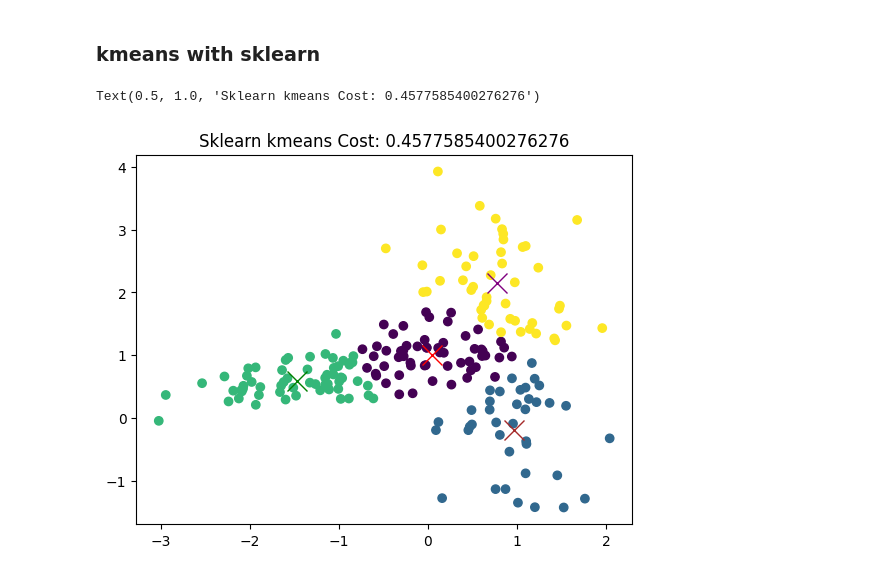
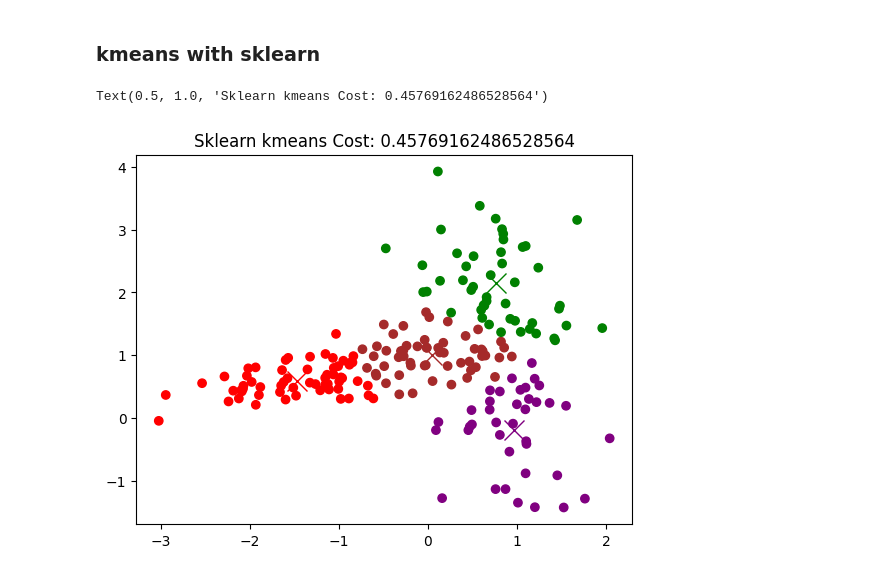
Before and after one commit to deructu/Amazinum-Data-Camp-Homeworks-by-Dmytro-Lutsyk, a Jupyter notebook: lesson_9_clustering_part_1/lesson_9_clustering_part_1_hometask.ipynb, the cells around one changed output. Drawn from its saved outputs; the diff is of its cells as text; code cells hidden in the pictures.

Commit message:
apdate visualisation

```diff
--- a/lesson_9_clustering_part_1/lesson_9_clustering_part_1_hometask.ipynb
+++ b/lesson_9_clustering_part_1/lesson_9_clustering_part_1_hometask.ipynb
@@ -262,19 +270,21 @@ Text(0.5, 1.0, 'Best J in 100 random centroids is 0.4576916248652856')
 ### kmeans with sklearn
 # %%
 from sklearn.cluster import KMeans
-X, y = np.array(list((zip(*points))))
 
-clf = KMeans(n_clusters=4)
+X, y = np.array(list(zip(*points)))
+
+clf = KMeans(n_clusters=4, n_init=10)
 clf.fit(points)
 predicted = clf.predict(points)
 
-# Ploting scatters and centroids
-plt.scatter(X, y, c=predicted)
+point_colors = [colors[label] for label in predicted]
 
-for i, c in enumerate (clf.cluster_centers_):
+plt.scatter(X, y, c=point_colors)
+
+for i, c in enumerate(clf.cluster_centers_):
     plt.plot(c[0], c[1], marker='x', color=colors[i], markersize=14)
 
-plt.title(f'Sklearn kmeans Cost: {clf.inertia_ / len(points)}') # mean cost
+plt.title(f'Sklearn kmeans Cost: {clf.inertia_ / len(points)}')
 # %% [output]
-Text(0.5, 1.0, 'Sklearn kmeans Cost: 0.4577585400276276')
+Text(0.5, 1.0, 'Sklearn kmeans Cost: 0.45769162486528564')
-[figure, old version]
+[figure, new version]
```
Also changed, not shown: parts of 6 cells of this notebook.
